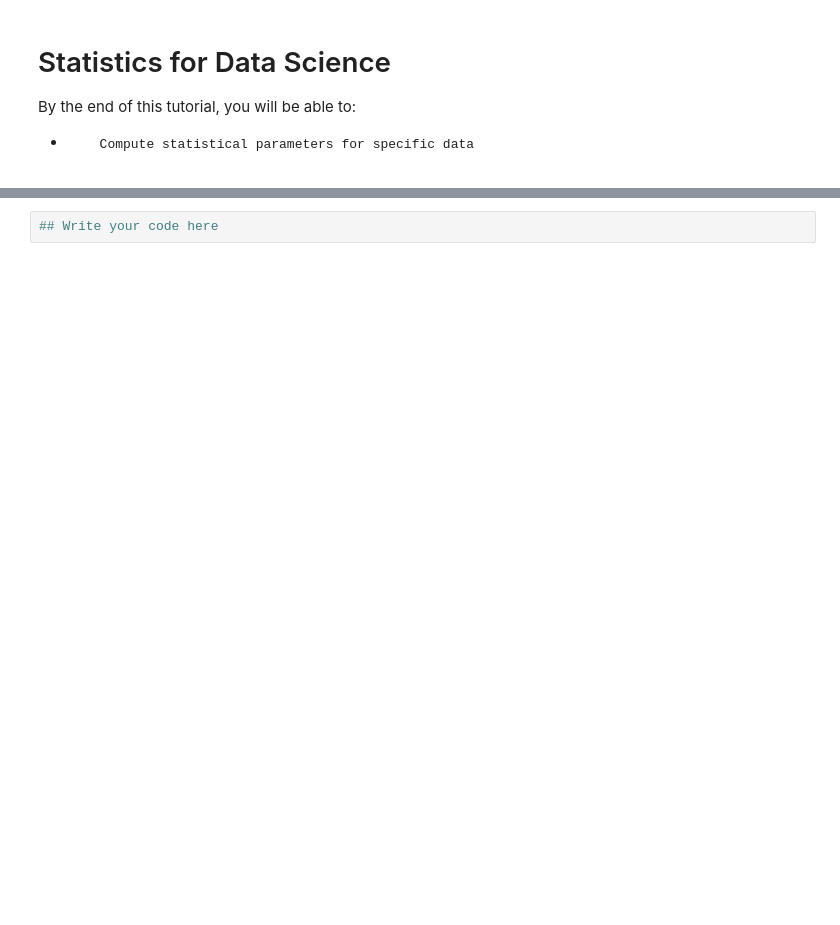
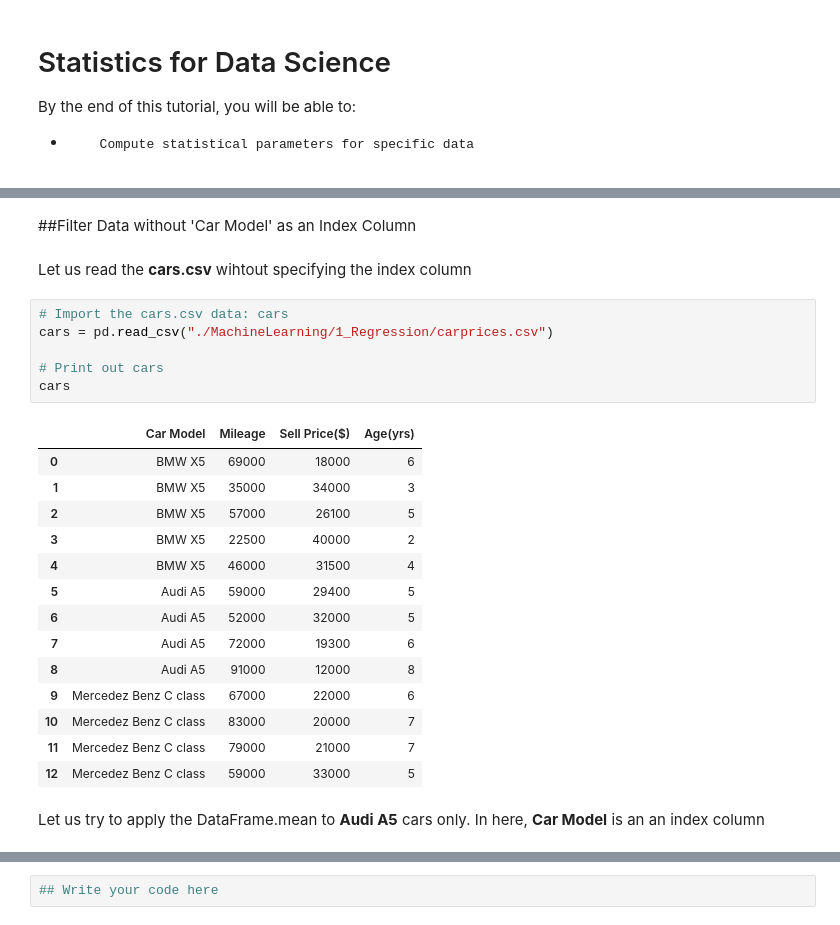
Before and after one commit to mkjubran/IntroToPython-NonIT, a Jupyter notebook: StatisticsforDataScience.ipynb, the cells around one changed output, grey strips where cells are left out. Saved outputs shown, nothing was run; the diff lists cells and outputs as text; blank space fills up the shorter version.

```diff
--- a/StatisticsforDataScience.ipynb
+++ b/StatisticsforDataScience.ipynb
@@ -62,0 +189,27 @@ This is median
+# %% [markdown]
+##Filter Data without 'Car Model' as an Index Column
+# %% [markdown]
+Let us read the **cars.csv** wihtout specifying the index column
+# %%
+# Import the cars.csv data: cars
+cars = pd.read_csv("./MachineLearning/1_Regression/carprices.csv")
+
+# Print out cars
+cars
+# %% [output]
+|  | Car Model | Mileage | Sell Price($) | Age(yrs) |
+| 0 | BMW X5 | 69000 | 18000 | 6 |
+| 1 | BMW X5 | 35000 | 34000 | 3 |
+| 2 | BMW X5 | 57000 | 26100 | 5 |
+| 3 | BMW X5 | 22500 | 40000 | 2 |
+| 4 | BMW X5 | 46000 | 31500 | 4 |
+| 5 | Audi A5 | 59000 | 29400 | 5 |
+| 6 | Audi A5 | 52000 | 32000 | 5 |
+| 7 | Audi A5 | 72000 | 19300 | 6 |
+| 8 | Audi A5 | 91000 | 12000 | 8 |
+| 9 | Mercedez Benz C class | 67000 | 22000 | 6 |
+| 10 | Mercedez Benz C class | 83000 | 20000 | 7 |
+| 11 | Mercedez Benz C class | 79000 | 21000 | 7 |
+| 12 | Mercedez Benz C class | 59000 | 33000 | 5 |
+# %% [markdown]
+Let us try to apply the DataFrame.mean to **Audi A5** cars only. In here, **Car Model** is an an index column
```
Also changed, not shown: parts of 77 cells of this notebook.
